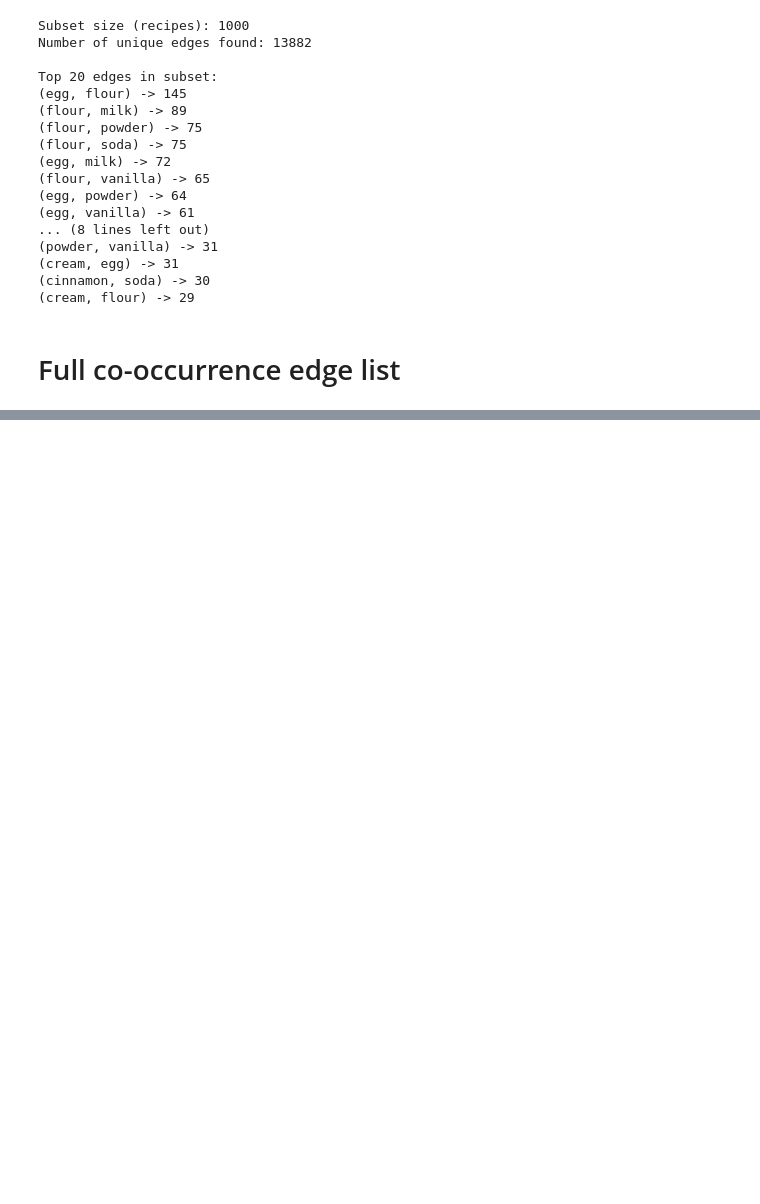
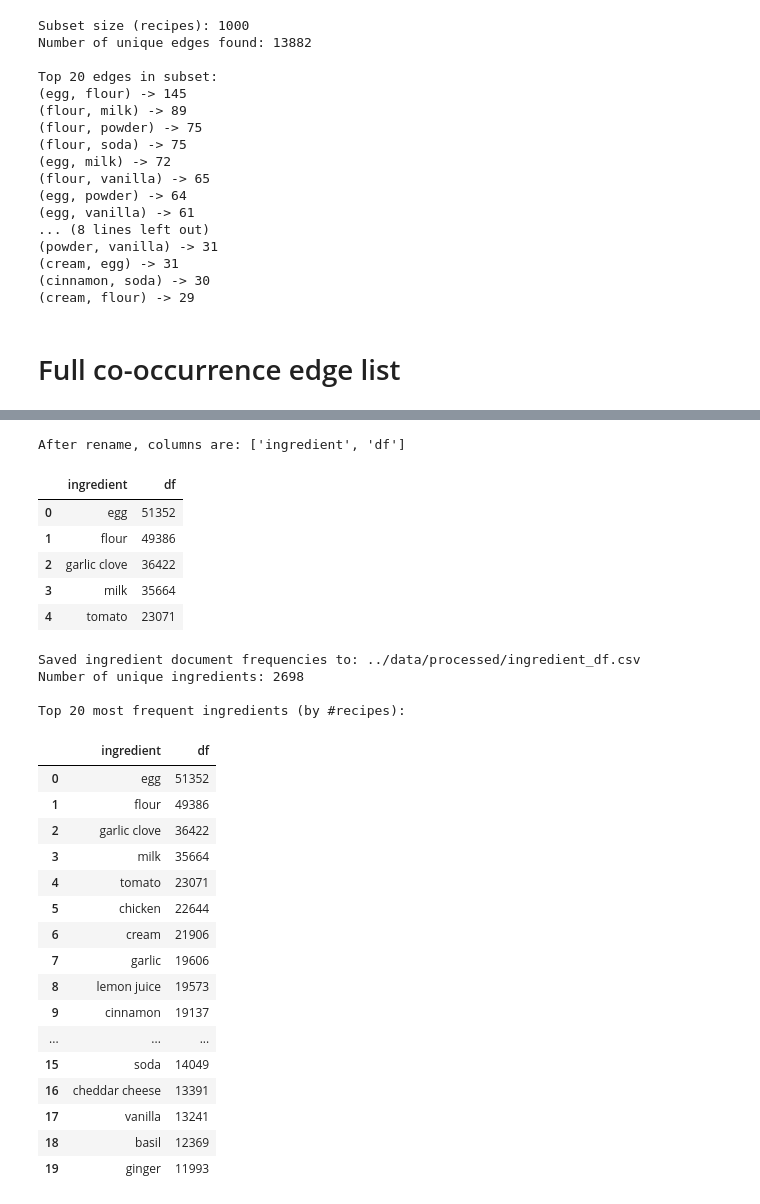
Before and after one commit to adarpalaoglu/SafePlate, a Jupyter notebook: notebooks/02_build_cooccurrence_graph.ipynb, the cells around one changed output, grey strips where cells are left out. Saved outputs shown, nothing was run; the diff lists cells and outputs as text; code cells hidden in the pictures; blank space fills up the shorter version.

```diff
--- a/notebooks/02_build_cooccurrence_graph.ipynb
+++ b/notebooks/02_build_cooccurrence_graph.ipynb
@@ -213,0 +286,52 @@ Saved co-occurrence edges to: ../data/processed/ingredient_cooccurrence_edges.cs
+# %%
+# -----------------------------------------------------------
+# H.0 — Compute ingredient marginal frequencies (df) for weighting
+# (Robust to pandas naming differences)
+# -----------------------------------------------------------
+
+DF_PATH = OUT_DIR / "ingredient_df.csv"
+
+# 1) Convert ingredient lists to sets (one vote per ingredient per recipe)
+ingredient_sets = recipes_df["ingredients"].apply(lambda xs: set(xs))
+
+# 2) Explode so we get one row per ingredient occurrence (per recipe)
+ingredient_long = ingredient_sets.explode()
+
+# 3) Count how many recipes each ingredient appears in
+vc = ingredient_long.value_counts()
+
+print("value_counts() produced a Series named:", vc.name)
+print("value_counts() head:")
+print(vc.head())
+
+ingredient_df = vc.reset_index()
+
+# Debug: see what pandas called the columns
+print("\nAfter reset_index(), columns are:", list(ingredient_df.columns))
+display(ingredient_df.head(5))
+
+# 4) Rename columns to a stable schema: ingredient, df
+# In many pandas versions the columns become: ["index", "count"] OR ["ingredient", 0]
+col0, col1 = ingredient_df.columns[0], ingredient_df.columns[1]
+ingredient_df = ingredient_df.rename(columns={col0: "ingredient", col1: "df"})
+
+# Debug: confirm schema
+print("\nAfter rename, columns are:", list(ingredient_df.columns))
+display(ingredient_df.head(5))
+
+# 5) Sort by df (most frequent ingredients first)
+ingredient_df = ingredient_df.sort_values("df", ascending=False).reset_index(drop=True)
+
+# 6) Save to disk
+ingredient_df.to_csv(DF_PATH, index=False)
+
+print("Saved ingredient document frequencies to:", DF_PATH)
+print("Number of unique ingredients:", len(ingredient_df))
+
+print("\nTop 20 most frequent ingredients (by #recipes):")
+display(ingredient_df.head(20))
+
+# 7) Basic sanity checks (match previous notebook style)
+assert set(ingredient_df.columns) == {"ingredient", "df"}, "Unexpected columns."
+assert (ingredient_df["df"] > 0).all(), "Found non-positive df values."
+# %% [output]
@@ -213,0 +355,28 @@ Saved co-occurrence edges to: ../data/processed/ingredient_cooccurrence_edges.cs
+After rename, columns are: ['ingredient', 'df']
+|  | ingredient | df |
+| 0 | egg | 51352 |
+| 1 | flour | 49386 |
+| 2 | garlic clove | 36422 |
+| 3 | milk | 35664 |
+| 4 | tomato | 23071 |
+Saved ingredient document frequencies to: ../data/processed/ingredient_df.csv
+Number of unique ingredients: 2698
+
+Top 20 most frequent ingredients (by #recipes):
+|  | ingredient | df |
+| 0 | egg | 51352 |
+| 1 | flour | 49386 |
+| 2 | garlic clove | 36422 |
+| 3 | milk | 35664 |
+| 4 | tomato | 23071 |
+| 5 | chicken | 22644 |
+| 6 | cream | 21906 |
+| 7 | garlic | 19606 |
+| 8 | lemon juice | 19573 |
+| 9 | cinnamon | 19137 |
+| ... | ... | ... |
+| 15 | soda | 14049 |
+| 16 | cheddar cheese | 13391 |
+| 17 | vanilla | 13241 |
+| 18 | basil | 12369 |
+| 19 | ginger | 11993 |
```
Also changed, not shown: parts of 8 cells of this notebook, 3 other files.
